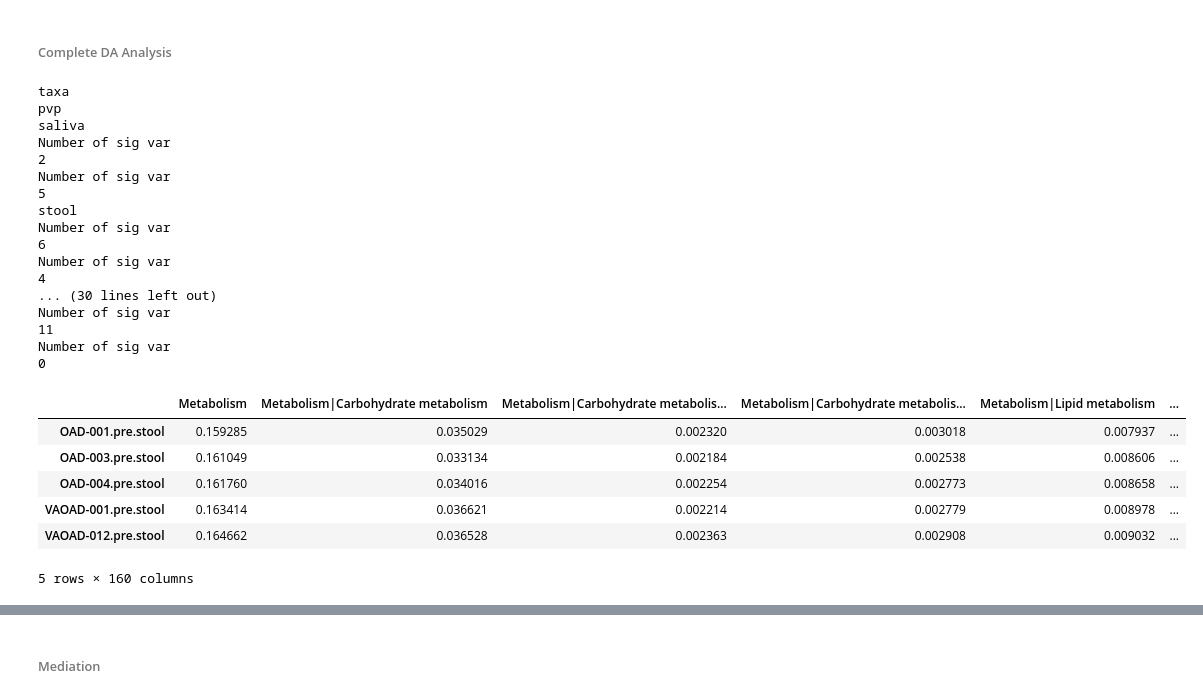
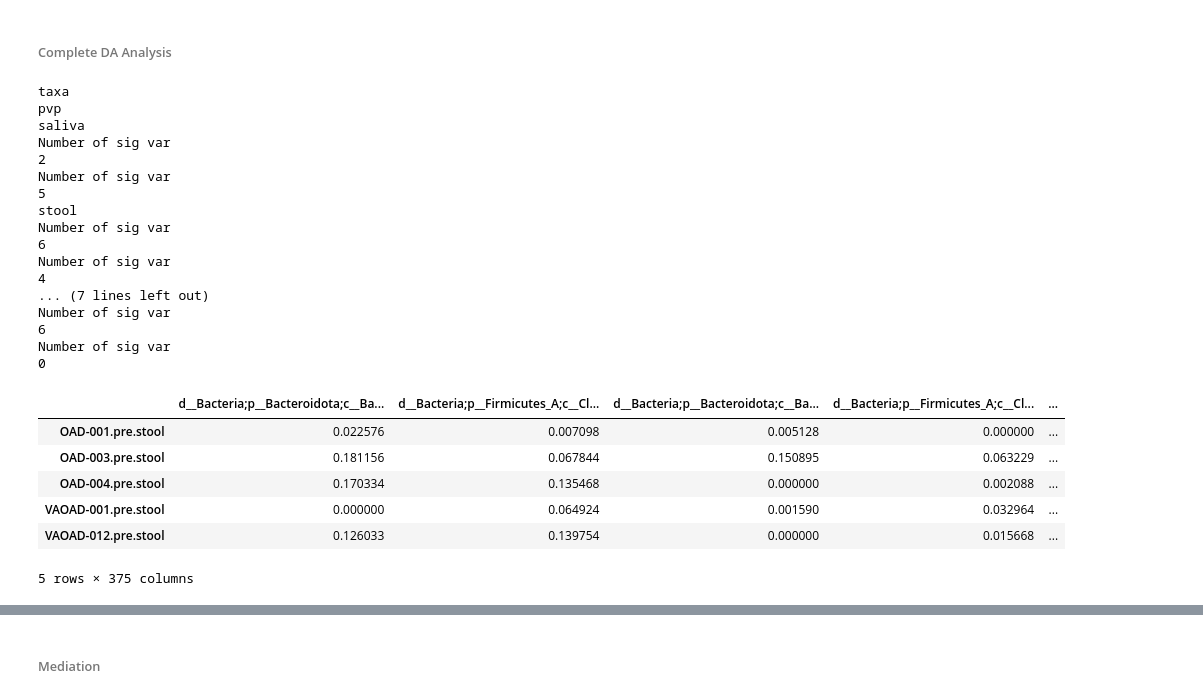
Before and after one commit to kbpi314/oa, a Jupyter notebook: code/oa_v4.ipynb, the cells around one changed output, grey strips where cells are left out. Drawn from its saved outputs; the diff is of its cells as text; code cells hidden in the pictures.

```diff
--- a/code/oa_v4.ipynb
+++ b/code/oa_v4.ipynb
@@ -67,8 +67,11 @@ for t in type_to_ST:
     df_map_type = df_map_type.dropna(how='all',axis=1)
 
     # drop VAD OA 015 because misdx with PsA not OA
+    # drop OAD007 in saliva bc possible contaminants
     if t == 'saliva':
         df_map_type = df_map_type.drop(['VAOAD-015.pre.saliva','VAOAD-015.post.saliva'])
+        # df_map_type = df_map_type.drop(['OAD-007.pre.saliva','OAD-007.post.saliva'])
+
     if t == 'stool':
         df_map_type = df_map_type.drop(['VAOAD-015.pre.stool','VAOAD-015.post.stool'])
 
@@ -82,12 +85,19 @@ for t in type_to_ST:
     df_q2_type.to_csv(path + 'inputs/qiime_mapping_file_' + t + '.tsv', sep='\t')
     df_q2_type = df_q2_type[df_q2_type['Adherece_antiinflam'].isin(['Moderate adherence', 'High adherence','categorical'])]
     df_q2_type.to_csv(path + 'inputs/qiime_mapping_file_' + t + '_adh.tsv', sep='\t')
-    df_q2_type = df_q2_type[df_q2_type['Adherece_antiinflam'].isin(['Moderate adherence', 'High adherence','categorical'])]
+
+    # split by response category
     df_q2_resp = df_q2_type[df_q2_type['WOMAC_P_Response'].isin(['categorical', 'Response'])]
     df_q2_resp.to_csv(path + 'inputs/qiime_mapping_file_' + t + '_adh_response.tsv', sep='\t')
     df_q2_nonresp = df_q2_type[df_q2_type['WOMAC_P_Response'].isin(['categorical', 'No response'])]
     df_q2_nonresp.to_csv(path + 'inputs/qiime_mapping_file_' + t + '_adh_noresponse.tsv', sep='\t')
 
+    # split by timepoint
+    df_q2_pre = df_q2_type[df_q2_type['Timepoint'].isin(['pre','categorical'])]
+    df_q2_pre.to_csv(path + 'inputs/qiime_mapping_file_' + t + '_adh_pre.tsv', sep='\t')
+    df_q2_post = df_q2_type[df_q2_type['Timepoint'].isin(['post', 'categorical'])]
+    df_q2_post.to_csv(path + 'inputs/qiime_mapping_file_' + t + '_adh_post.tsv', sep='\t')
+
 type_to_df_map['stool'].head()
 # %% [output]
 |  | BarcodeSequence | LinkerPrimerSequence | Separate | Timepoint | Together | ContactEmail | ContactName | ... |
@@ -355,7 +365,7 @@ for g in g_test:
         id_0, id_1 = pair_to_ids[p]
         pair_to_dist[p] = df_beta.loc[id_0, id_1]
 
-    df_paired_beta = pd.DataFrame.from_dict(pair_to_dist, orient='index', columns=['Unweighted_Unifrac'])
+    df_paired_beta = pd.DataFrame.from_dict(pair_to_dist, orient='index', columns=['Bray_Curtis'])
     g_to_dfd[g]['paired_beta'] = df_paired_beta
 
 g_to_dfd['stool_adh']['paired_beta'].head()
@@ -494,7 +504,7 @@ d_to_metric = {
     'pre_alpha': 'shannon_entropy',
     'post_alpha': 'shannon_entropy',
     'paired_alpha': 'shannon_entropy_diff',
-    'paired_beta': 'Unweighted_Unifrac',
+    'paired_beta': 'Bray_Curtis' # 'Unweighted_Unifrac',
 }
 group_var = 'Adherece_antiinflam'
 
@@ -594,8 +604,9 @@ for g in g_test:
             arr = append_results(arr, [g,d,o,'mwu',t,p])
 
             t, p = scipy.stats.ttest_ind(df_merge[df_merge[o] == 'Response'][div_metric].values,
-                                            df_merge[df_merge[o] == 'No response'][div_metric].values,
-                                            nan_policy='omit')
+                                         df_merge[df_merge[o] == 'No response'][div_metric].values,
+                                         nan_policy='omit',
+                                         equal_var=False)
 
             arr = append_results(arr, [g,d,o,'tt',t,p])
 
@@ -732,6 +743,9 @@ for g in g_test: #subgroups:
         print('paired alpha wilcoxon')
         s, p = scipy.stats.wilcoxon(df_paired_alpha[alpha_metric + '_diff'])
         print(s, p)
+        print('paired t test')
+        t, p = scipy.stats.ttest_1samp(df_paired_alpha[alpha_metric + '_diff'], popmean=0)
+        print(t, p)
 
         # separate
         df_alpha[alpha_metric] = df_alpha[alpha_metric].map(lambda x: float(x))
@@ -768,7 +782,7 @@ for g in g_test: #subgroups:
             id_0, id_1 = pair_to_ids[p]
             pair_to_dist[p] = df_beta.loc[id_0, id_1]
 
-        df_paired_beta = pd.DataFrame.from_dict(pair_to_dist, orient='index', columns=['Unweighted_Unifrac'])
+        df_paired_beta = pd.DataFrame.from_dict(pair_to_dist, orient='index', columns=['Bray_Curtis'])
 
         # grab inter RA distances
         # this is from unweighted_Timepoint_significance.qzv -> download as tsv
@@ -780,7 +794,7 @@ for g in g_test: #subgroups:
         df_1 = df_1[df_1['Group2'] == g1]
 
         # compare distances
-        inter_twin = df_paired_beta['Unweighted_Unifrac'].values
+        inter_twin = df_paired_beta['Bray_Curtis'].values
         inter_0 = df_0['Distance'].values
         inter_1 = df_1['Distance'].values
 
@@ -795,7 +809,12 @@ for g in g_test: #subgroups:
 
         f, p = scipy.stats.f_oneway(inter_0, inter_1, inter_twin)
         # print('inter intra anova')
-        p# rint(f, p)
+        # print(f, p)
+
+        f, p = scipy.stats.kruskal(inter_0, inter_1, inter_twin)
+        print('inter intra KW')
+        print(f,p)
+
 
         category = ['intra_twin_pair']*len(inter_twin) + ['inter_' + g0 + '_only']*len(inter_0) + ['inter_' + g1 + '_only']*len(inter_1)
         distances = list(inter_twin) + list(inter_0) + list(inter_1)
@@ -1130,10 +1150,11 @@ for g in ['stool','saliva']:
 ###### Complete DA Analysis ######
 # %%
 # complete block for paired testing in r v nr and non paired testing pre and post
+alpha = 0.05
 
 dcgr_to_sig = {}
 
-for dt in ['taxa', 'path']:
+for dt in ['taxa']:#, 'path']:
     print(dt)
     dcgr_to_sig[dt] = {}
     for c in ['pvp', 'rvnr']: # pvp is pre AND post, comparing rvnr at pre and post time points
@@ -1225,7 +1246,7 @@ for dt in ['taxa', 'path']:
                     ws.append(w)
                     ps.append(p)
 
-                    if p < 0.05:
+                    if p < alpha:
                         ax = sns.boxplot(data=df_merge, y=x, x=var)
                         sns.swarmplot(data=df_merge, y=x, x=var, palette='dark:grey')
                         sns.despine()
@@ -1236,41 +1257,41 @@ for dt in ['taxa', 'path']:
                         sig.append(x)
                 print('Number of sig var')
                 print(len(sig))
                 dcgr_to_sig[dt][c][g][r] = sig
 
         df_res = pd.DataFrame({'SampleType':gs, # saliva v stool
                       'fixed': os,
                       'var': xs, # example pathway or taxa
                       'direction': dirs, # direction of enrichment
                       'Statistic': ws,
                       'pvalue': ps,
                       'adjusted': adj_rs
                      })
-        df_res[df_res['pvalue'] < 0.05].to_csv(path + 'outputs/jobs06/' + dt + '_' + c + '.tsv', sep='\t')
+        df_res[df_res['pvalue'] < alpha].to_csv(path + 'outputs/jobs06/' + dt + '_' + c + '_' + str(alpha) + '.tsv', sep='\t')
 df_merge.head()
 # %% [output]
 taxa
 pvp
 saliva
 Number of sig var
 2
 Number of sig var
 5
 stool
 Number of sig var
 6
 Number of sig var
 4
-... (30 lines left out)
+... (7 lines left out)
 Number of sig var
-11
+6
 Number of sig var
 0
-|  | Metabolism | Metabolism|Carbohydrate metabolism | Metabolism|Carbohydrate metabolis... | Metabolism|Carbohydrate metabolis... | Metabolism|Lipid metabolism | ... |
-| OAD-001.pre.stool | 0.159285 | 0.035029 | 0.002320 | 0.003018 | 0.007937 | ... |
-| OAD-003.pre.stool | 0.161049 | 0.033134 | 0.002184 | 0.002538 | 0.008606 | ... |
-| OAD-004.pre.stool | 0.161760 | 0.034016 | 0.002254 | 0.002773 | 0.008658 | ... |
-| VAOAD-001.pre.stool | 0.163414 | 0.036621 | 0.002214 | 0.002779 | 0.008978 | ... |
-| VAOAD-012.pre.stool | 0.164662 | 0.036528 | 0.002363 | 0.002908 | 0.009032 | ... |
+|  | d__Bacteria;p__Bacteroidota;c__Ba... | d__Bacteria;p__Firmicutes_A;c__Cl... | d__Bacteria;p__Bacteroidota;c__Ba... | d__Bacteria;p__Firmicutes_A;c__Cl... | ... |
+| OAD-001.pre.stool | 0.022576 | 0.007098 | 0.005128 | 0.000000 | ... |
+| OAD-003.pre.stool | 0.181156 | 0.067844 | 0.150895 | 0.063229 | ... |
+| OAD-004.pre.stool | 0.170334 | 0.135468 | 0.000000 | 0.002088 | ... |
+| VAOAD-001.pre.stool | 0.000000 | 0.064924 | 0.001590 | 0.032964 | ... |
+| VAOAD-012.pre.stool | 0.126033 | 0.139754 | 0.000000 | 0.015668 | ... |
-5 rows × 160 columns
+5 rows × 375 columns
 # %%
```
Also changed, not shown: parts of 20 cells of this notebook, 4 other files.
